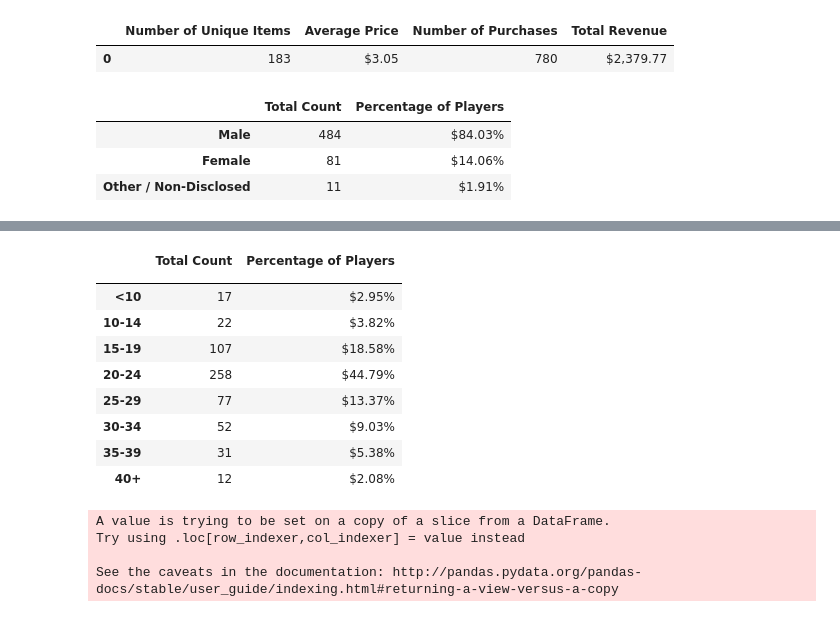
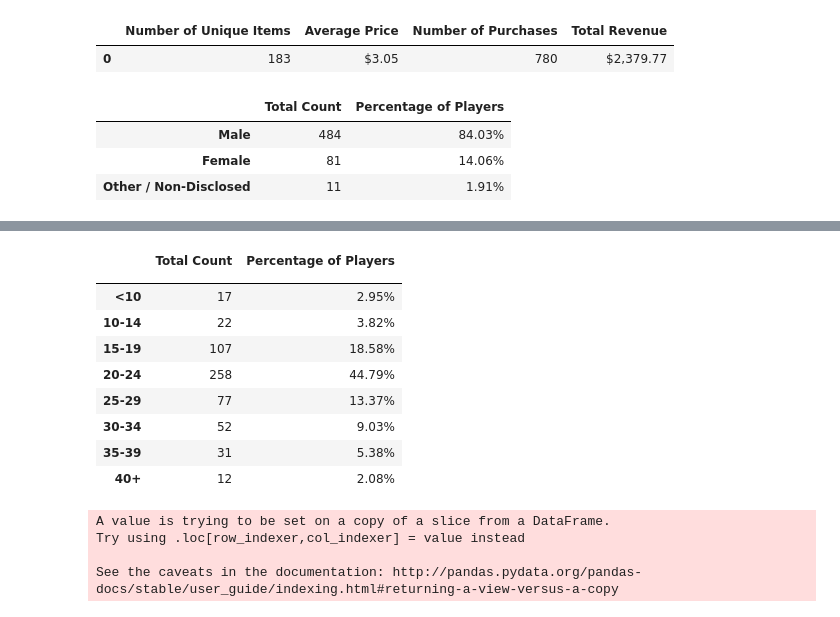
Before and after one commit to MercyAuma/pandas-challenge, a Jupyter notebook: HeroesOfPymoli/HeroesOfPymoli.ipynb, the cells around one changed output, grey strips where cells are left out. Cells and saved outputs as stored; diff of their text form; code cells hidden in the pictures.

```diff
--- a/HeroesOfPymoli/HeroesOfPymoli.ipynb
+++ b/HeroesOfPymoli/HeroesOfPymoli.ipynb
@@ -67,14 +71,14 @@ Gender_groupby=Gender_groupby.sort_values("Total Count" ,ascending=False)
 Gender_groupby
 #Remove index name
 del Gender_groupby.index.name
-Gender_groupby.head().style.format({ "Percentage of Players":"${:,.2f}%"})
+Gender_groupby.head().style.format({ "Percentage of Players":"{:,.2f}%"})
 
 #Percentage and Count of Other / Non-Disclosed
 # %% [output]
 |  | Total Count | Percentage of Players |
-| Male | 484 | $84.03% |
-| Female | 81 | $14.06% |
-| Other / Non-Disclosed | 11 | $1.91% |
+| Male | 484 | 84.03% |
+| Female | 81 | 14.06% |
+| Other / Non-Disclosed | 11 | 1.91% |
 # %%
 #Purchase Analysis by gender
 #purchase count
@@ -132,42 +136,42 @@ Age_df=Age_df.drop_duplicates()
 #Age_df=Age_df[['Age']]
 
 
 #establish maximum age
 max_age=Age_df['Age'].max()
 max_age
 #Establish bins for ages
 bins = [0, 9, 14, 19, 24, 29,34,39,max_age]
 # Create the names for the four bins
 #group_names = ["2.95%", "3.82%", "18.58%", "44.79%", "13.37%","9.03%","5.38%","2.08%"]
 
 group_names = ["<10", "10-14", "15-19", "20-24", "25-29","30-34","35-39","40+"]
 
 #add column Age group;Categorize the existing players using the age bins
 Age_df['Age Group']= pd.cut(purchases_pd['Age'], bins, labels=group_names)
 
 #delete age column
 #del Age_df['Age']
 
 #Group by age group
 Age_df_groupby=Age_df.groupby('Age Group')[['SN']].count()
 Age_df_groupby['Percentage of Players']=Age_df_groupby['SN']/players_unique*100
 
 # SN to Total count ,Rename axis
 Age_df_groupby=Age_df_groupby.rename(columns={'SN':'Total Count'})
 Age_df_groupby=Age_df_groupby.rename_axis([""])
 
-Age_df_groupby.style.format({ "Percentage of Players":"${:,.2f}%"})
+Age_df_groupby.style.format({ "Percentage of Players":"{:,.2f}%"})
 # %% [output]
 |  | Total Count | Percentage of Players |
 |  |  |  |
-| <10 | 17 | $2.95% |
-| 10-14 | 22 | $3.82% |
-| 15-19 | 107 | $18.58% |
-| 20-24 | 258 | $44.79% |
-| 25-29 | 77 | $13.37% |
-| 30-34 | 52 | $9.03% |
-| 35-39 | 31 | $5.38% |
-| 40+ | 12 | $2.08% |
+| <10 | 17 | 2.95% |
+| 10-14 | 22 | 3.82% |
+| 15-19 | 107 | 18.58% |
+| 20-24 | 258 | 44.79% |
+| 25-29 | 77 | 13.37% |
+| 30-34 | 52 | 9.03% |
+| 35-39 | 31 | 5.38% |
+| 40+ | 12 | 2.08% |
 # %%
 #Purchasing Analysis (Age)
 purchases_pd.columns
```
Also changed, not shown: parts of 3 cells of this notebook.
